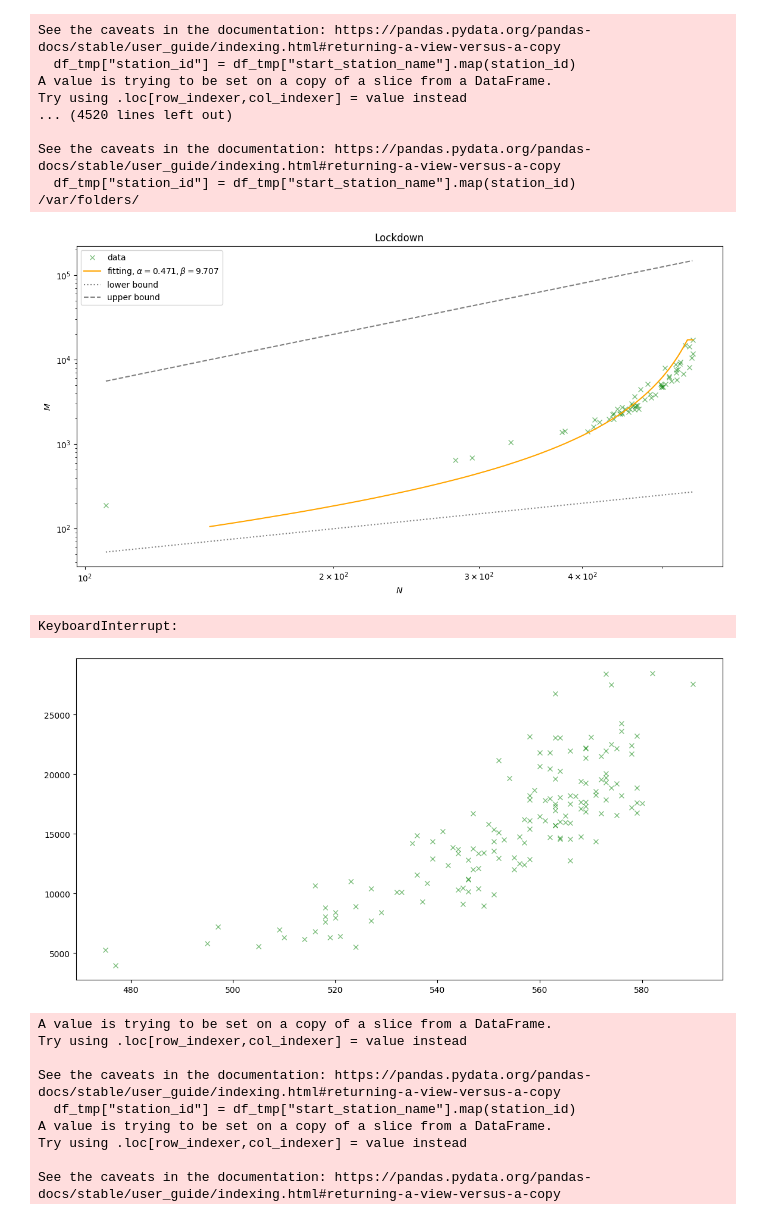
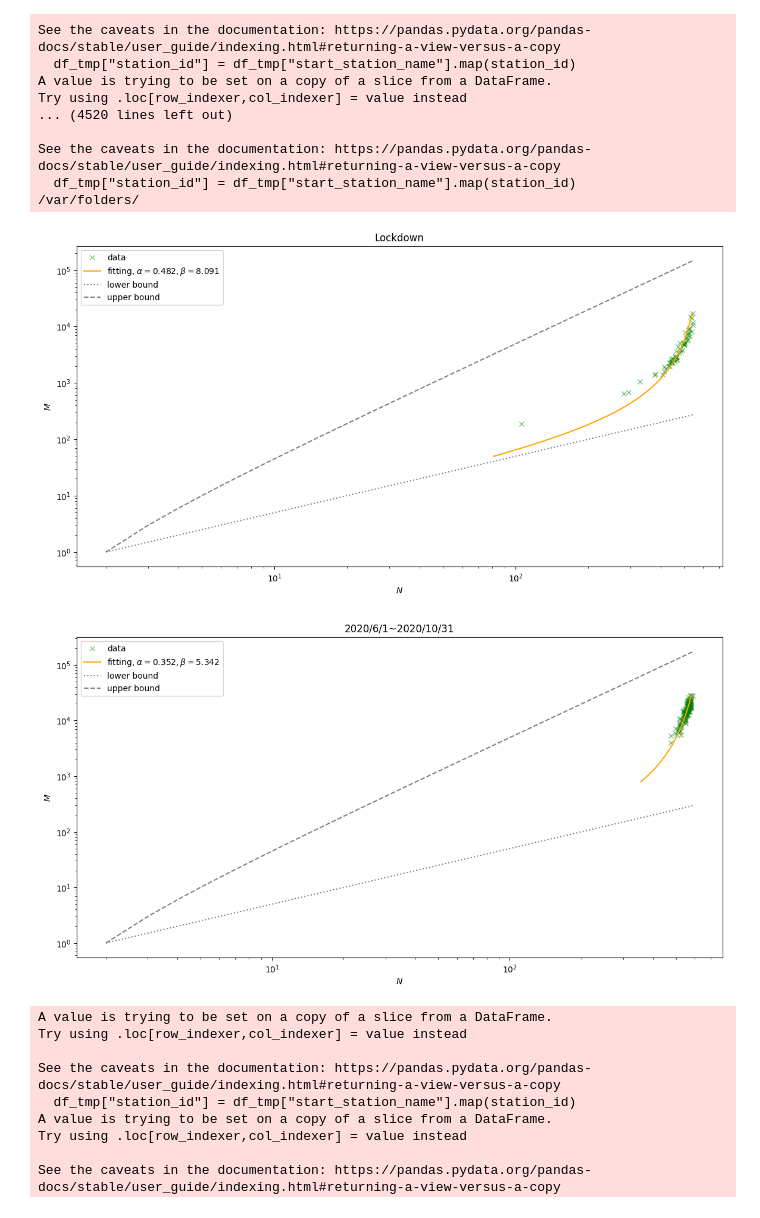
Before and after one commit to yiadka/mobility_scaling, a Jupyter notebook: notebooks/lockdown2.ipynb, the cells around one changed output. Saved outputs shown, nothing was run; the diff lists cells and outputs as text; code cells hidden in the pictures.

```diff
--- a/notebooks/lockdown2.ipynb
+++ b/notebooks/lockdown2.ipynb
@@ -253,8 +254,8 @@ N = node_lockdown
 M = edge_lockdown
 Np = 596 # histrical dataから求めたNp
 
-x = np.arange(np.min(N), np.max(N))
-y = np.arange(np.min(N), np.max(M))
+x = np.arange(2, np.max(N))
+y = np.arange(50, np.max(M))
 
 plt.plot(N, M, "x", c="green", alpha=0.5, label="data")
 
@@ -275,39 +276,38 @@ plt.ylabel(r"$M$")
 plt.legend()
 plt.show()
 # %% [output]
-[figure, old version]
+[figure, new version]
 # %%
 # Resilience1
 plt.figure(figsize=(14,7))
 
 N = node_resi1
 M = edge_resi1
 Np = 673 # histrical dataから求めたNp
 
 x = np.arange(2, np.max(N))
-y = np.arange(1, np.max(M))
+y = np.arange(800, np.max(M))
 
 plt.plot(N, M, "x", c="green", alpha=0.5, label="data")
 
 params, _ = optimize.curve_fit(Model3_fixed, M, N, p0=[0.5, 1])
 alpha = params[0]
 beta = params[1]
 
 plt.plot(Model3(y), y, "-", c="orange", label=f"fitting, $\\alpha={round(alpha, 3)}, \\beta={round(beta, 3)}$")
 
 plt.plot(x,x/2, label="lower bound", c = "black", alpha= 0.5, ls = ":")
 plt.plot(x,x*(x-1)/2, label="upper bound", c = "black", alpha = 0.5, ls = "--")
 #plt.text(0.05, 0.65, r'$\hat{\kappa}:$ ' + str(round(kappa, 3)), transform=plt.gca().transAxes)
 plt.xscale("log")
 plt.yscale("log")
 plt.title("2020/6/1~2020/10/31")
 plt.xlabel(r"$N$")
 plt.ylabel(r"$M$")
 plt.legend()
 plt.show()
 # %% [output]
-KeyboardInterrupt:
-[figure, old version]
+[figure, new version]
 # %%
 df_2020_dec = df[(df["started_at"] >= "2020-12-01") & (df["started_at"] < "2021-01-01")].dropna()
 node_2020_dec, edge_2020_dec = return_nm(df_2020_dec)
```
Also changed, not shown: parts of 12 cells of this notebook, 2 other files.
